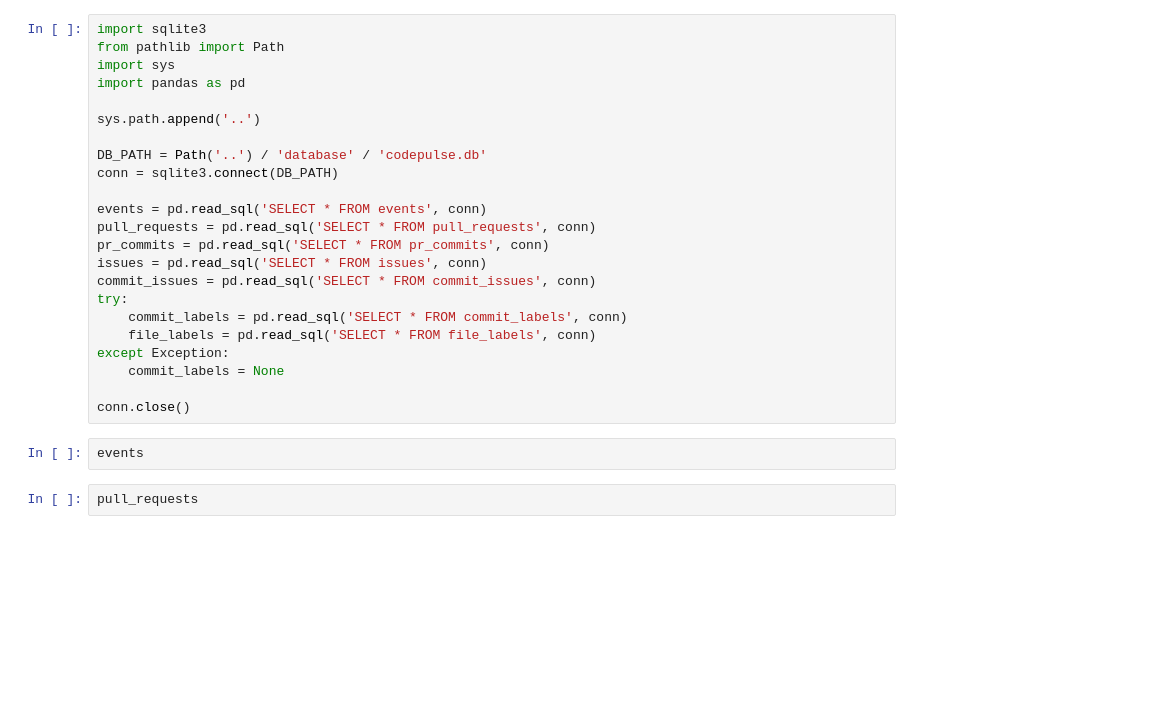
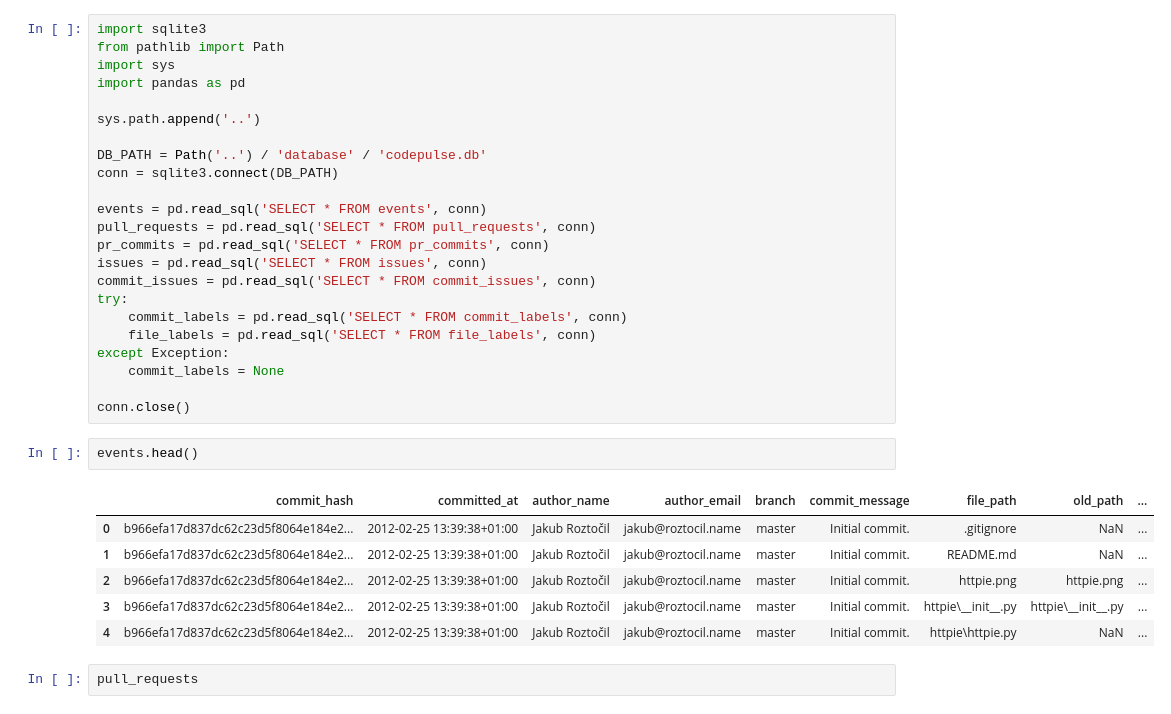
Before and after one commit to CreatineCoder/CodePulse, a Jupyter notebook: notebooks/explore_db.ipynb, the cells around one changed output. Saved outputs shown, nothing was run; the diff lists cells and outputs as text; blank space fills up the shorter version.

```diff
--- a/notebooks/explore_db.ipynb
+++ b/notebooks/explore_db.ipynb
@@ -22,7 +22,14 @@ except Exception:
 
 conn.close()
 # %%
-events
+events.head()
+# %% [output]
+|  | commit_hash | committed_at | author_name | author_email | branch | commit_message | file_path | old_path | ... |
+| 0 | b966efa17d837dc62c23d5f8064e184e2... | 2012-02-25 13:39:38+01:00 | Jakub Roztočil | jakub@roztocil.name | master | Initial commit. | .gitignore | NaN | ... |
+| 1 | b966efa17d837dc62c23d5f8064e184e2... | 2012-02-25 13:39:38+01:00 | Jakub Roztočil | jakub@roztocil.name | master | Initial commit. | README.md | NaN | ... |
+| 2 | b966efa17d837dc62c23d5f8064e184e2... | 2012-02-25 13:39:38+01:00 | Jakub Roztočil | jakub@roztocil.name | master | Initial commit. | httpie.png | httpie.png | ... |
+| 3 | b966efa17d837dc62c23d5f8064e184e2... | 2012-02-25 13:39:38+01:00 | Jakub Roztočil | jakub@roztocil.name | master | Initial commit. | httpie\__init__.py | httpie\__init__.py | ... |
+| 4 | b966efa17d837dc62c23d5f8064e184e2... | 2012-02-25 13:39:38+01:00 | Jakub Roztočil | jakub@roztocil.name | master | Initial commit. | httpie\httpie.py | NaN | ... |
 # %%
 pull_requests
 # %%
```
Also changed, not shown: parts of 6 cells of this notebook.
